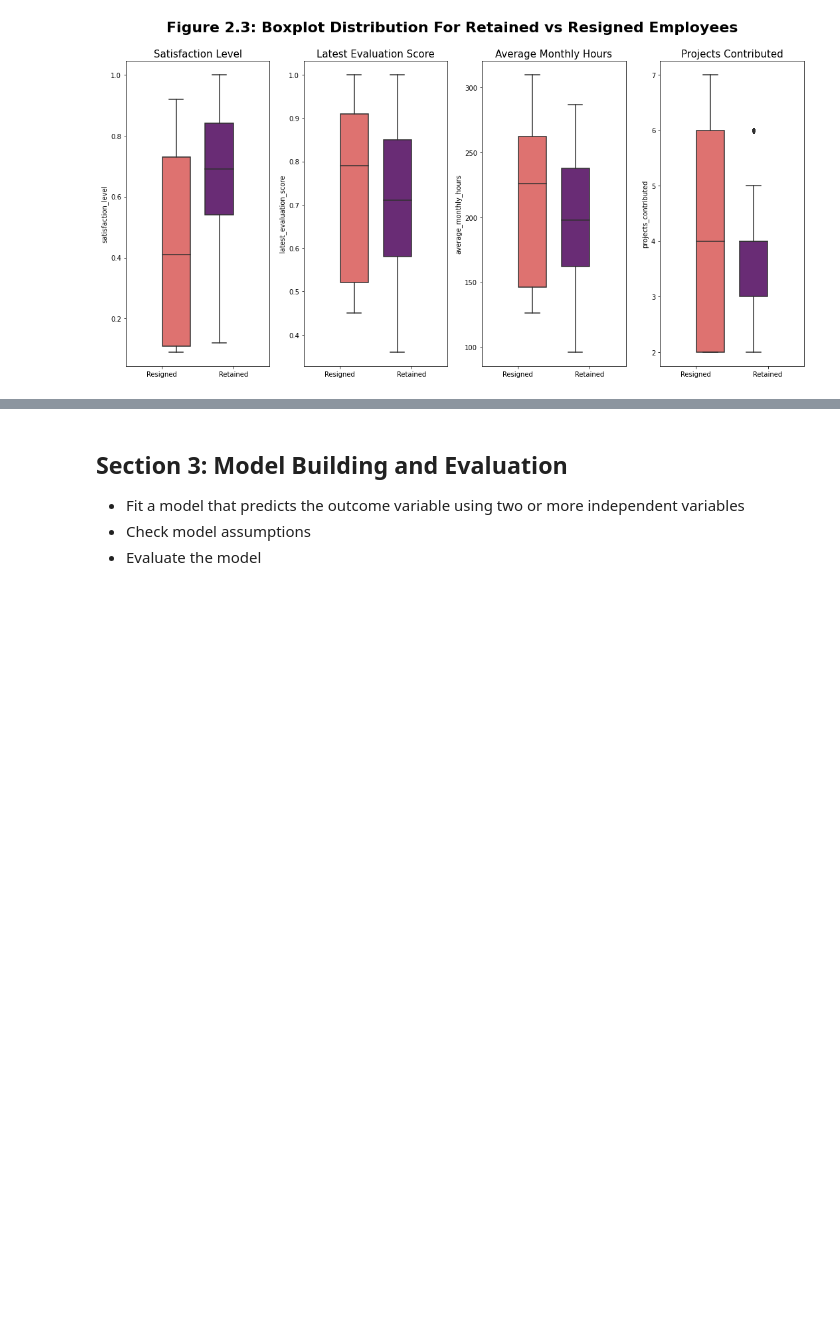
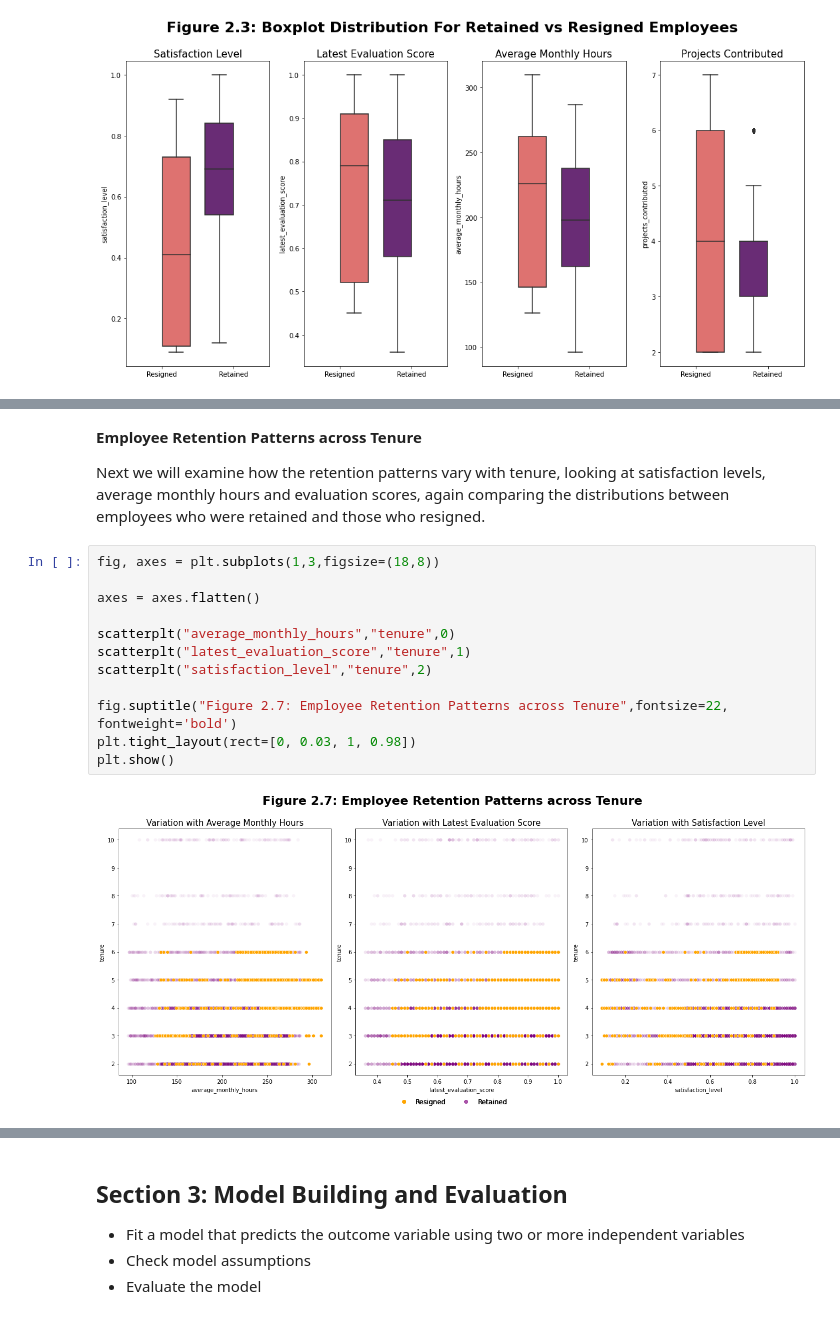
Before and after one commit to snaveerafrizvi/Employee_Attrition_ML, a Jupyter notebook: Salifort_Motors_Employee_Attrition.ipynb, the cells around one changed output, grey strips where cells are left out. Saved outputs shown, nothing was run; the diff lists cells and outputs as text; blank space fills up the shorter version.

```diff
--- a/Salifort_Motors_Employee_Attrition.ipynb
+++ b/Salifort_Motors_Employee_Attrition.ipynb
@@ -779,0 +645,18 @@ plt.tight_layout(rect=[0, 0.03, 1, 0.95])
+# %% [markdown]
+**Employee Retention Patterns across Tenure**
+
+Next we will examine how the retention patterns vary with tenure, looking at satisfaction levels, average monthly hours and evaluation scores, again comparing the distributions between employees who were retained and those who resigned.
+# %%
+fig, axes = plt.subplots(1,3,figsize=(18,8))
+
+axes = axes.flatten()
+
+scatterplt("average_monthly_hours","tenure",0)
+scatterplt("latest_evaluation_score","tenure",1)
+scatterplt("satisfaction_level","tenure",2)
+
+fig.suptitle("Figure 2.7: Employee Retention Patterns across Tenure",fontsize=22, fontweight='bold')
+plt.tight_layout(rect=[0, 0.03, 1, 0.98])
+plt.show()
+# %% [output]
+[figure, added]
```
Also changed, not shown: parts of 46 cells of this notebook.
